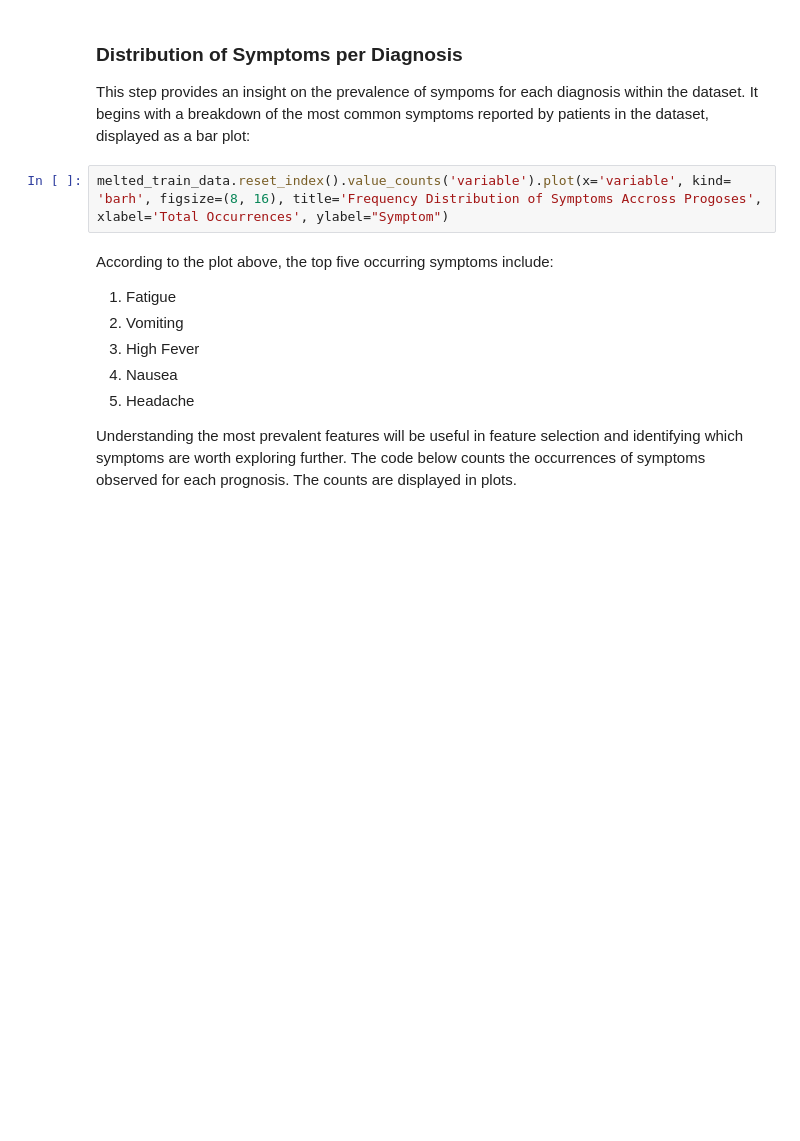
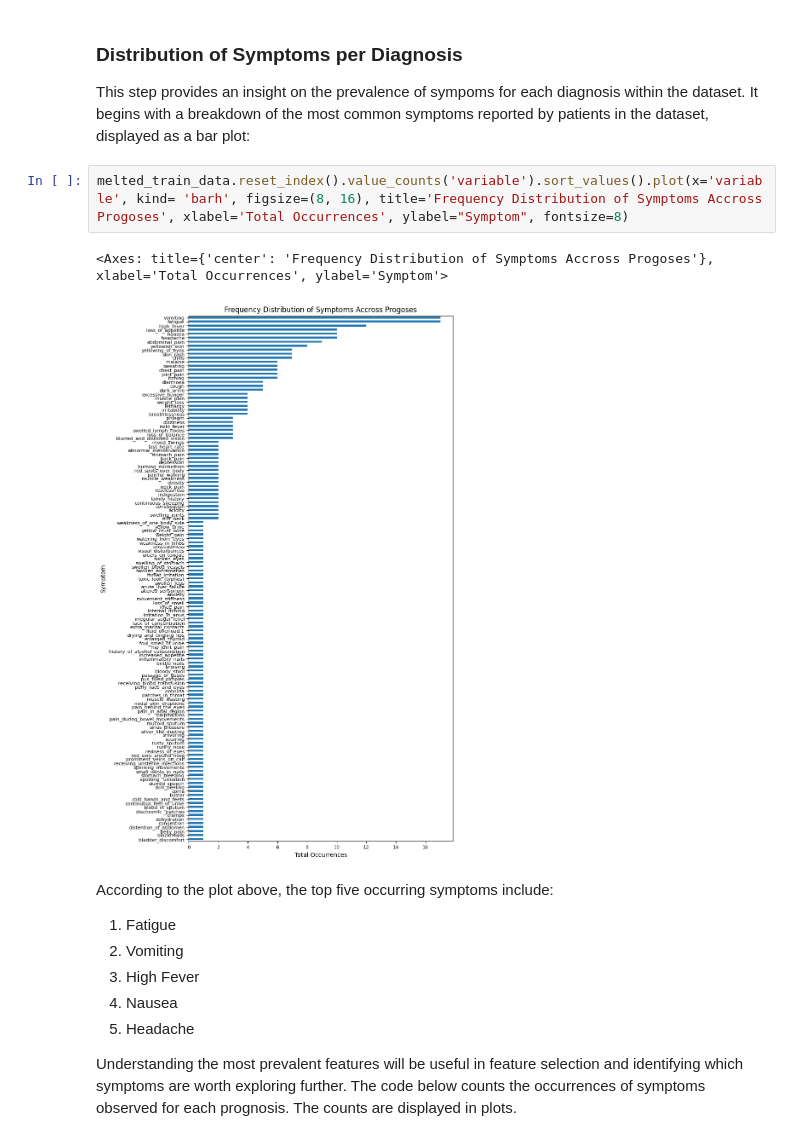
Before and after one commit to okekejus/disease_prediction, a Jupyter notebook: disease_classification.ipynb, the cells around one changed output. Drawn from its saved outputs; the diff is of its cells as text; blank space fills up the shorter version.

Commit message:
Made plots visible in notebook.

```diff
--- a/disease_classification.ipynb
+++ b/disease_classification.ipynb
@@ -51,7 +83,10 @@ The data appears to be balanced, with every prognosis appearing the same amount
 
 This step provides an insight on the prevalence of sympoms for each diagnosis within the dataset. It begins with a breakdown of the most common symptoms reported by patients in the dataset, displayed as a bar plot:
 # %%
-melted_train_data.reset_index().value_counts('variable').plot(x='variable', kind= 'barh', figsize=(8, 16), title='Frequency Distribution of Symptoms Accross Progoses', xlabel='Total Occurrences', ylabel="Symptom")
+melted_train_data.reset_index().value_counts('variable').sort_values().plot(x='variable', kind= 'barh', figsize=(8, 16), title='Frequency Distribution of Symptoms Accross Progoses', xlabel='Total Occurrences', ylabel="Symptom", fontsize=8)
+# %% [output]
+<Axes: title={'center': 'Frequency Distribution of Symptoms Accross Progoses'}, xlabel='Total Occurrences', ylabel='Symptom'>
+[figure, added]
 # %% [markdown]
 According to the plot above, the top five occurring symptoms include:
 1. Fatigue
```
Also changed, not shown: parts of 8 cells of this notebook.
